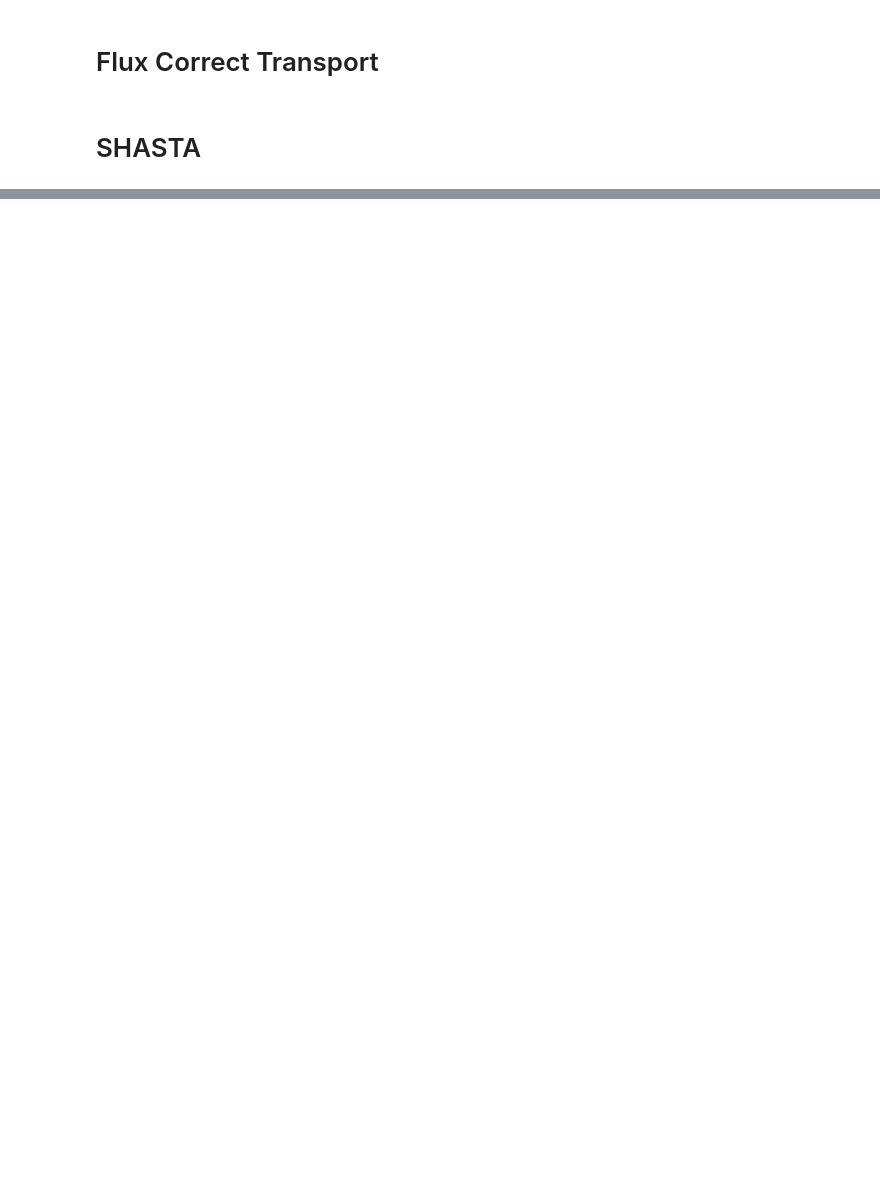
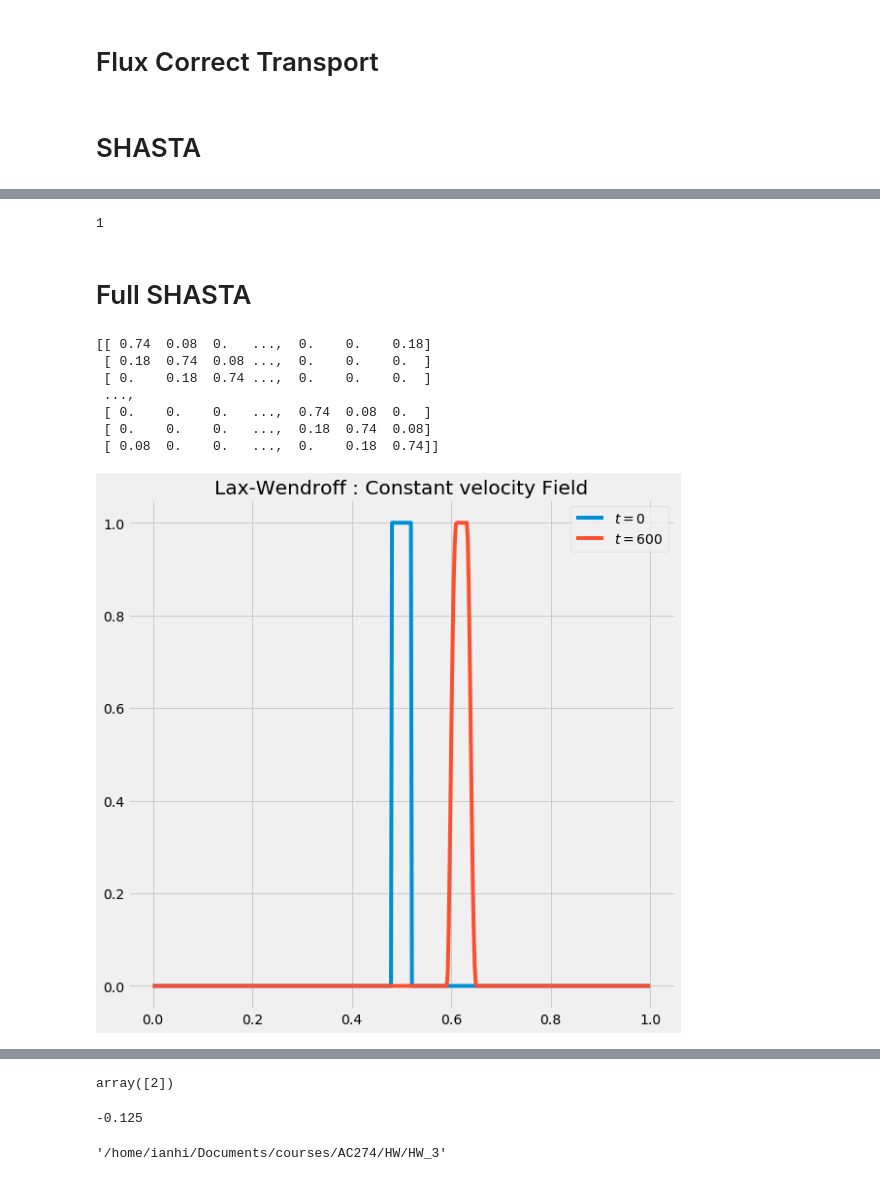
Before and after one commit to ianhi/courses, a Jupyter notebook: AC274/HW/HW_3/HW_3.ipynb, the cells around one changed output, grey strips where cells are left out. Saved outputs shown, nothing was run; the diff lists cells and outputs as text; code cells hidden in the pictures; blank space fills up the shorter version.

```diff
--- a/AC274/HW/HW_3/HW_3.ipynb
+++ b/AC274/HW/HW_3/HW_3.ipynb
@@ -274,0 +368,6 @@ def flux_corrector(f,j):
+# %%
+np.take([0,1,2], 4, mode = 'wrap')
+# %% [output]
+1
+# %% [markdown]
+# Full SHASTA
@@ -274,0 +412,26 @@ def flux_corrector(f,j):
+# %%
+
+Nsteps = 600
+T,f = _SHASTA_matrix_PBC(vel, dx,dt, nx,Nsteps )
+print(T)
+for it in range(1,Nsteps):
+    f[it] = np.dot(T,f[it-1])
+    f[it] = f[it] + flux_corrector(f[it],nx)
+plt.title("Lax-Wendroff : Constant velocity Field")
+plt.plot(x,f[0],label = "$t=0$")
+plt.plot(x,f[-1],label = "$t={:}$".format(Nsteps))
+# plt.ylim([-.5,1])
+plt.legend()
+
+# plt.savefig(_SAVEDIR_+"LaxWen_constU.png")
+plt.show()
+diag_out = diag(x,f,_savename_ = _SAVEDIR_+"LaxWen_constU_diag.png")
+# %% [output]
+[[ 0.74  0.08  0.   ...,  0.    0.    0.18]
+ [ 0.18  0.74  0.08 ...,  0.    0.    0.  ]
+ [ 0.    0.18  0.74 ...,  0.    0.    0.  ]
+ ...,
+ [ 0.    0.    0.   ...,  0.74  0.08  0.  ]
+ [ 0.    0.    0.   ...,  0.18  0.74  0.08]
+ [ 0.08  0.    0.   ...,  0.    0.18  0.74]]
+[figure, added]
@@ -274,0 +439,12 @@ def flux_corrector(f,j):
+# %%
+np.ediff1d(np.take([0,1,1,3,4], [2,3],mode='wrap'))
+# %% [output]
+array([2])
+# %%
+adif
+# %% [output]
+-0.125
+# %%
+pwd
+# %% [output]
+'/home/ianhi/Documents/courses/AC274/HW/HW_3'
```
Also changed, not shown: parts of 11 cells of this notebook.
